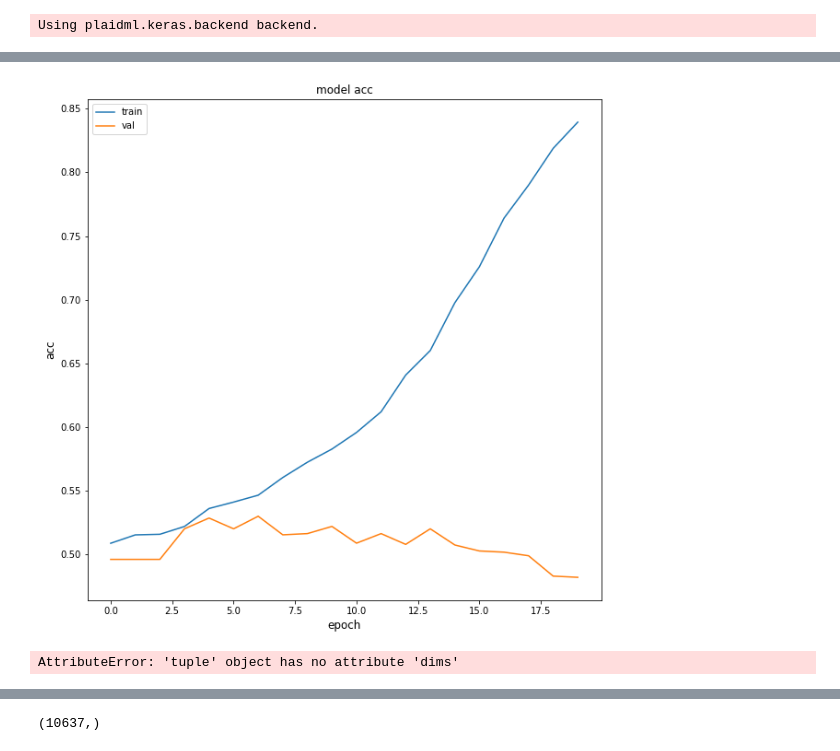
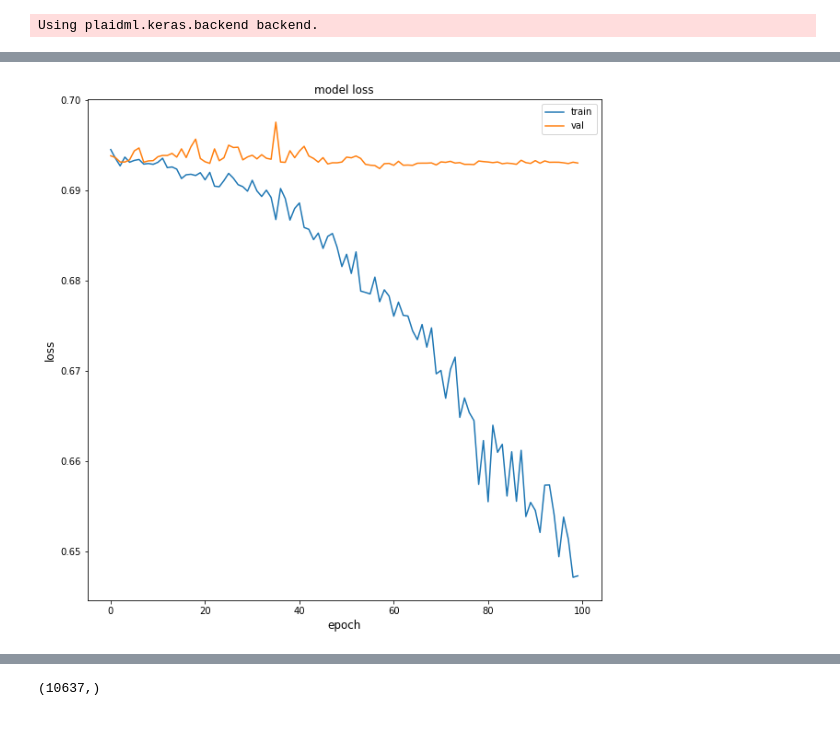
Before and after one commit to jnani1972/AI-for-Trading, a Jupyter notebook: CNN_image_v2/AI_cnn.ipynb, the cells around one changed output, grey strips where cells are left out. Cells and saved outputs as stored; diff of their text form; code cells hidden in the pictures.

```diff
--- a/CNN_image_v2/AI_cnn.ipynb
+++ b/CNN_image_v2/AI_cnn.ipynb
@@ -80,9 +80,9 @@ img_height = im.shape[1]
 
 
 # Enter the number of samples, training + validation
-nb_filters1 = 32
-nb_filters2 = 32
-nb_filters3 = 64
+nb_filters1 = 1
+nb_filters2 = 1
+nb_filters3 = 2
 conv1_size = 3
 conv2_size = 2
 conv3_size = 5
@@ -153,6 +153,13 @@ _________________________________________________________________
 # added 0.1 dropout after each moxpooling and changed from image_generator to numpy array - 15 epochs - 95% training - 50% validation - still overfitting
 # increased each conv dropout to 0.25 - 20 epochs - 96% training - 50% validation - still overfitting
 # increased each conv dropout to 0.50 - 20 epochs - 84% training - 50% validation - still overfitting
-history = model.fit(x_train, y_train, epochs=20, verbose=1, batch_size=128, shuffle=True, callbacks=callbacks_list, validation_split=0.2)
+# removed last conv layer - 15 epochs - 84% training - 50% validation - still overfitting
+# added last layer back, decreased # filters in each conv layer by 1/2 (16,16,32) - 20 epochs -  75% training - 50% validation - still overfitting
+# decreased # filters in each conv layer by 1/2 again (8,8,16) - 20 epochs -  62% training - 50% validation - still overfitting
+# decreased # filters in each conv layer by 1/2 again (4,4,8) - 20 epochs -  60% training - 50% validation - still overfitting
+# decreased # filters in each conv layer by 1/2 again (2,2,4) - 40 epochs -  64% training (still increasing) - 50% validation - still overfitting
+# decreased # filters in each conv layer by 1/2 again (1,1,2) - 100 epochs -  58% training (still increasing) - 50% validation - still overfitting
+# decreased batch size from 128 to 16 - 100 epochs -  % training (still increasing) - % validation - still overfitting
+history = model.fit(x_train, y_train, epochs=100, verbose=1, batch_size=16, shuffle=True, callbacks=callbacks_list, validation_split=0.2)
 
 model.save("my_model")
@@ -177,20 +166,16 @@ Epoch 20/20
 # %%
 # show traning/validation plots
-metric = "acc"
+metric = "loss"
 plt.figure(figsize=(10,10))
 plt.plot(history.history[metric])
 plt.plot(history.history["val_" + metric])
 plt.title("model " + metric)
 plt.ylabel(metric, fontsize="large")
 plt.xlabel("epoch", fontsize="large")
 plt.legend(["train", "val"], loc="best")
 plt.show()
 plt.close()
 # %% [output]
-[figure, old version]
+[figure, new version]
 # %%
 y_pred = model.predict(x_train)
-# %%
-keras.metrics.binary_accuracy(y_train, y_pred)
-# %% [output]
-AttributeError: 'tuple' object has no attribute 'dims'
```
Also changed, not shown: parts of 3 cells of this notebook.
